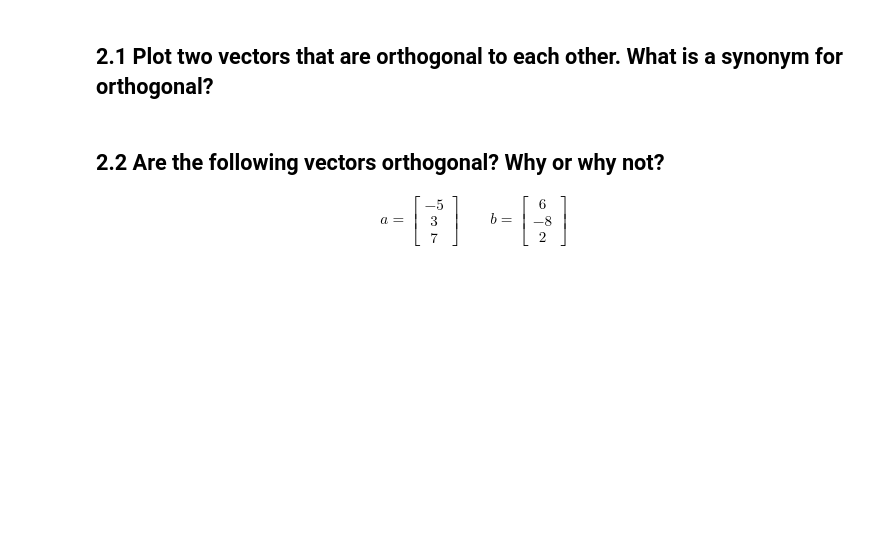
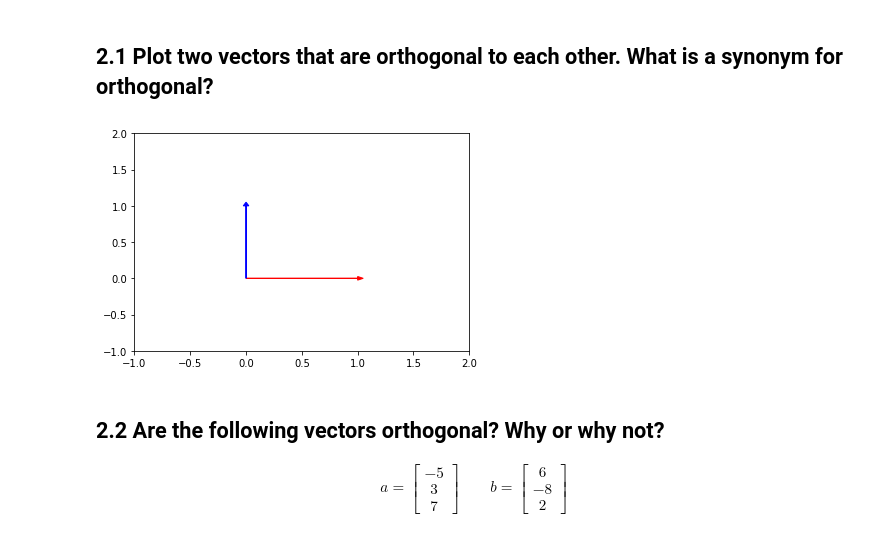
Before and after one commit to cdixson-ds/DS-Unit-1-Sprint-3-Linear-Algebra, a Jupyter notebook: LS_DS_132_Intermediate_Linear_Algebra_Assignment.ipynb, the cells around one changed output. Drawn from its saved outputs; the diff is of its cells as text; code cells hidden in the pictures; blank space fills up the shorter version.

```diff
--- a/LS_DS_132_Intermediate_Linear_Algebra_Assignment.ipynb
+++ b/LS_DS_132_Intermediate_Linear_Algebra_Assignment.ipynb
@@ -184,6 +315,22 @@ df.head(25)
 # Orthogonality
 # %% [markdown]
 ## 2.1 Plot two vectors that are orthogonal to each other. What is a synonym for orthogonal?
+# %%
+import matplotlib.pyplot as plt
+
+#perpendicular
+
+a = [1,0]
+b = [0,1]
+
+plt.xlim(-1,2)
+plt.ylim(-1,2)
+
+plt.arrow(0,0, a[0], a[1], head_width=.05, head_length=.05, color='red')
+plt.arrow(0,0, b[0], b[1], head_width=.05, head_length=.05, color='blue')
+plt.show()
+# %% [output]
+[figure, added]
 # %% [markdown]
 ## 2.2 Are the following vectors orthogonal? Why or why not?
 
```
Also changed, not shown: parts of 29 cells of this notebook.
